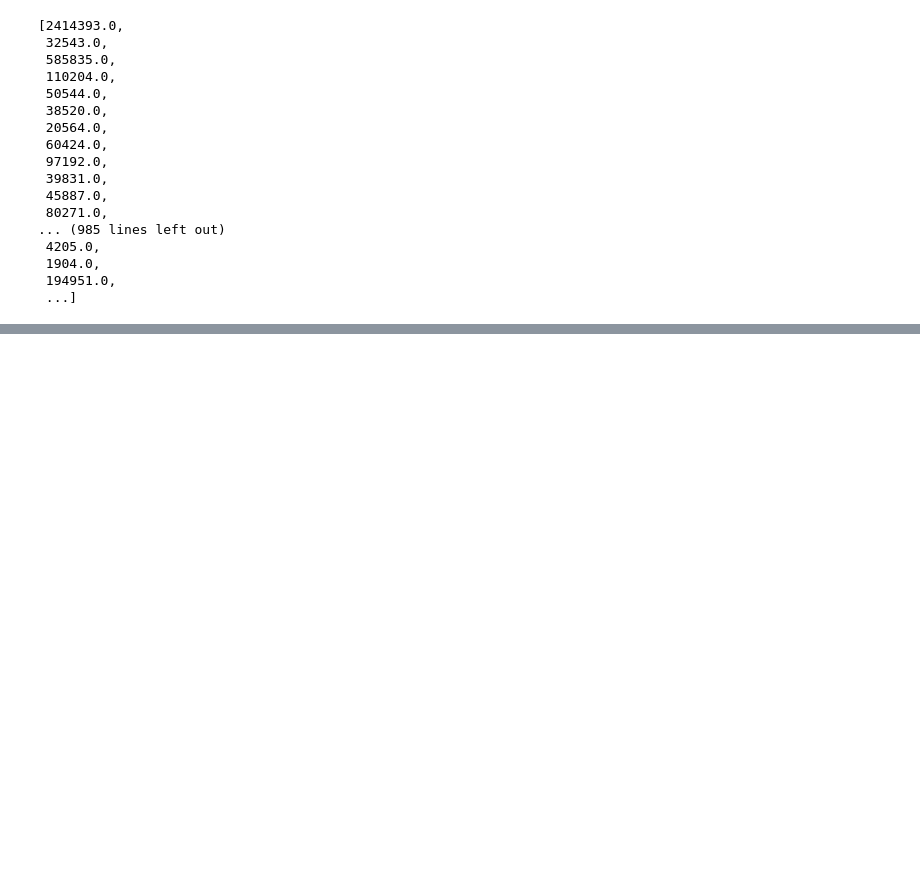
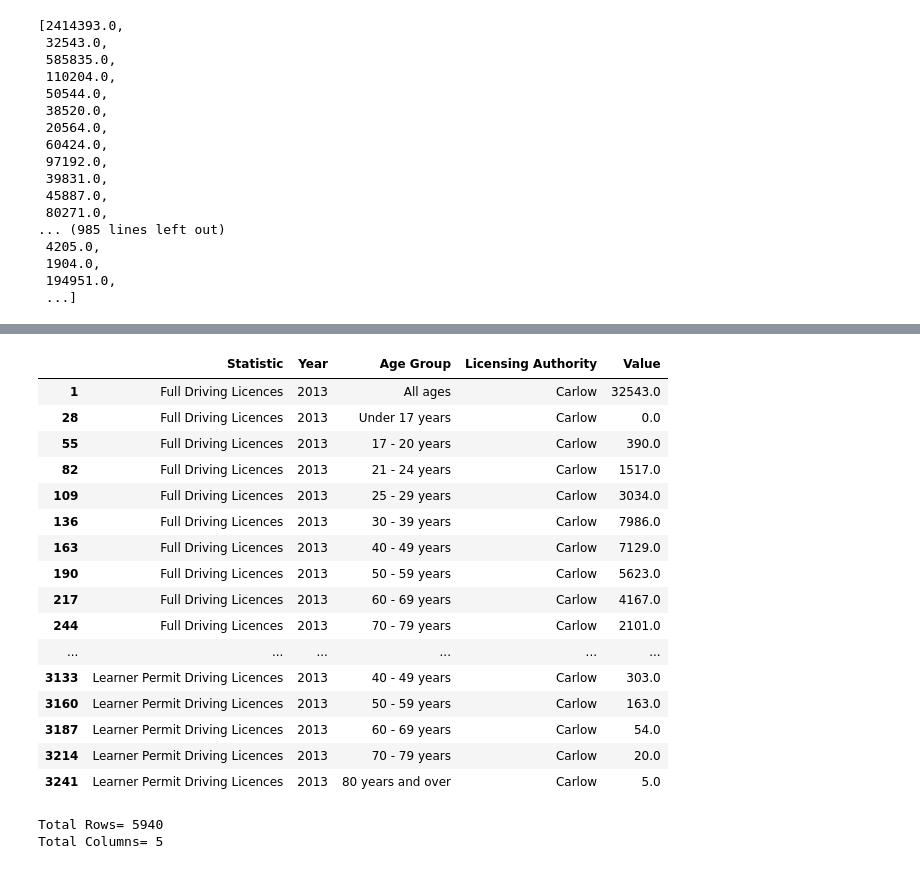
Before and after one commit to TunahanINCE/Current-Driving-Licences, a Jupyter notebook: Current_Driving_Licences.ipynb, the cells around one changed output, grey strips where cells are left out. Saved outputs shown, nothing was run; the diff lists cells and outputs as text; code cells hidden in the pictures; blank space fills up the shorter version.

```diff
--- a/Current_Driving_Licences.ipynb
+++ b/Current_Driving_Licences.ipynb
@@ -93,9 +225,0 @@ df.info()
-# %%
-df = pd.read_json(url)
-print(df)
-# %%
-df = pd.DataFrame({
-    "Time" : data['dataset']['dimension'],
-    "bolum" : data['dataset']['dimension']['TLIST(A1)']
-})
-df
@@ -104,6 +225,0 @@ data['dataset']['dimension']['TLIST(A1)']['category']
-# %%
-df = pd.DataFrame({
-    "Time" : data['dataset']['label'],
-    "bolum" : data['dataset']['dimension']['TLIST(A1)']['category']['label']
-})
-df
@@ -284,0 +226,28 @@ df
+# %%
+df[(df["Year"]==2013) & (df["Licensing Authority"]=="Carlow")]
+# %% [output]
+|  | Statistic | Year | Age Group | Licensing Authority | Value |
+| 1 | Full Driving Licences | 2013 | All ages | Carlow | 32543.0 |
+| 28 | Full Driving Licences | 2013 | Under 17 years | Carlow | 0.0 |
+| 55 | Full Driving Licences | 2013 | 17 - 20 years | Carlow | 390.0 |
+| 82 | Full Driving Licences | 2013 | 21 - 24 years | Carlow | 1517.0 |
+| 109 | Full Driving Licences | 2013 | 25 - 29 years | Carlow | 3034.0 |
+| 136 | Full Driving Licences | 2013 | 30 - 39 years | Carlow | 7986.0 |
+| 163 | Full Driving Licences | 2013 | 40 - 49 years | Carlow | 7129.0 |
+| 190 | Full Driving Licences | 2013 | 50 - 59 years | Carlow | 5623.0 |
+| 217 | Full Driving Licences | 2013 | 60 - 69 years | Carlow | 4167.0 |
+| 244 | Full Driving Licences | 2013 | 70 - 79 years | Carlow | 2101.0 |
+| ... | ... | ... | ... | ... | ... |
+| 3133 | Learner Permit Driving Licences | 2013 | 40 - 49 years | Carlow | 303.0 |
+| 3160 | Learner Permit Driving Licences | 2013 | 50 - 59 years | Carlow | 163.0 |
+| 3187 | Learner Permit Driving Licences | 2013 | 60 - 69 years | Carlow | 54.0 |
+| 3214 | Learner Permit Driving Licences | 2013 | 70 - 79 years | Carlow | 20.0 |
+| 3241 | Learner Permit Driving Licences | 2013 | 80 years and over | Carlow | 5.0 |
+# %%
+total_rows = df.shape[0]                 # We assign the number of rows to "total_rows"
+total_columns = df.shape[1]              # We assign the number of columns to "total_columns"
+print(f"Total Rows= {total_rows}")       # We print the total number of rows
+print(f"Total Columns= {total_columns}") # We print the total number of columns
+# %% [output]
+Total Rows= 5940
+Total Columns= 5
```
Also changed, not shown: parts of 53 cells of this notebook.
